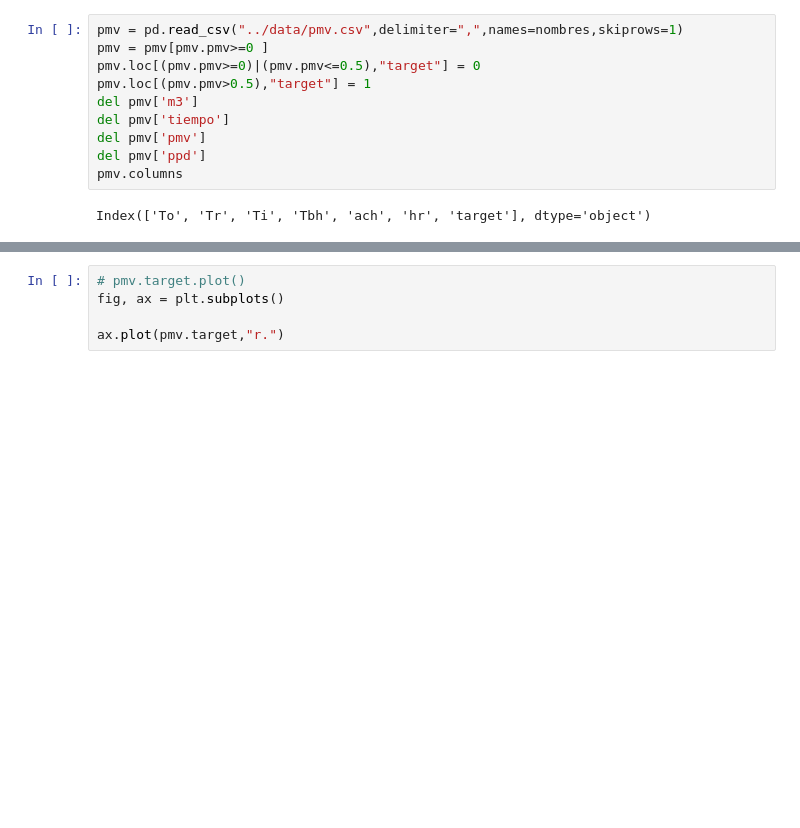
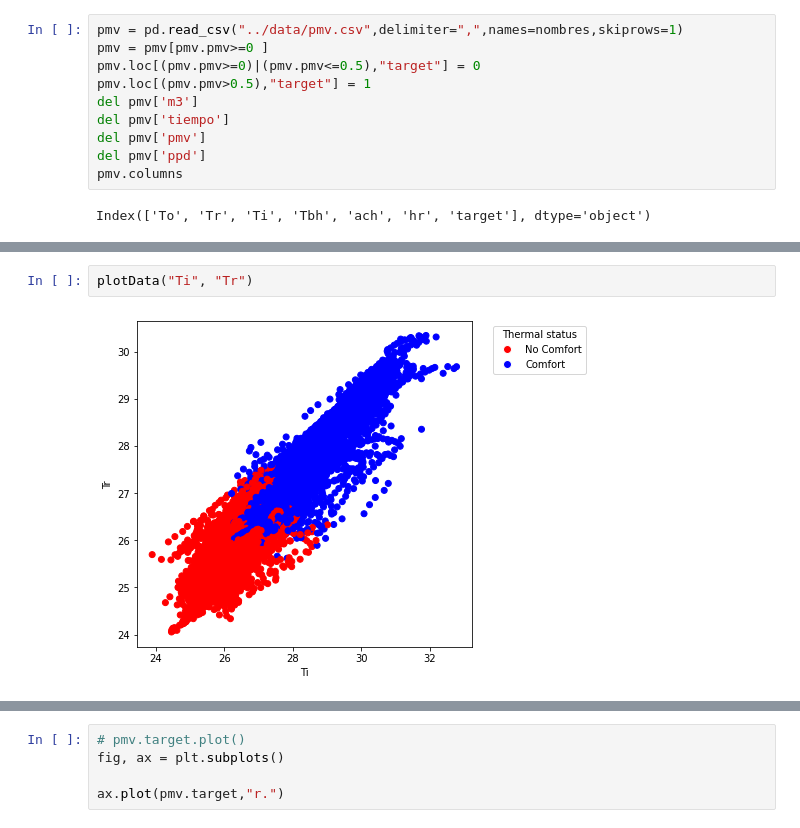
Before and after one commit to AltamarMx/learning_AI, a Jupyter notebook: notebooks/001_pmv_predictor.ipynb, the cells around one changed output, grey strips where cells are left out. Drawn from its saved outputs; the diff is of its cells as text; blank space fills up the shorter version.

```diff
--- a/notebooks/001_pmv_predictor.ipynb
+++ b/notebooks/001_pmv_predictor.ipynb
@@ -43,0 +64,4 @@ Index(['To', 'Tr', 'Ti', 'Tbh', 'ach', 'hr', 'target'], dtype='object')
+# %%
+plotData("Ti", "Tr")
+# %% [output]
+[figure, added]
```
Also changed, not shown: parts of 16 cells of this notebook.
